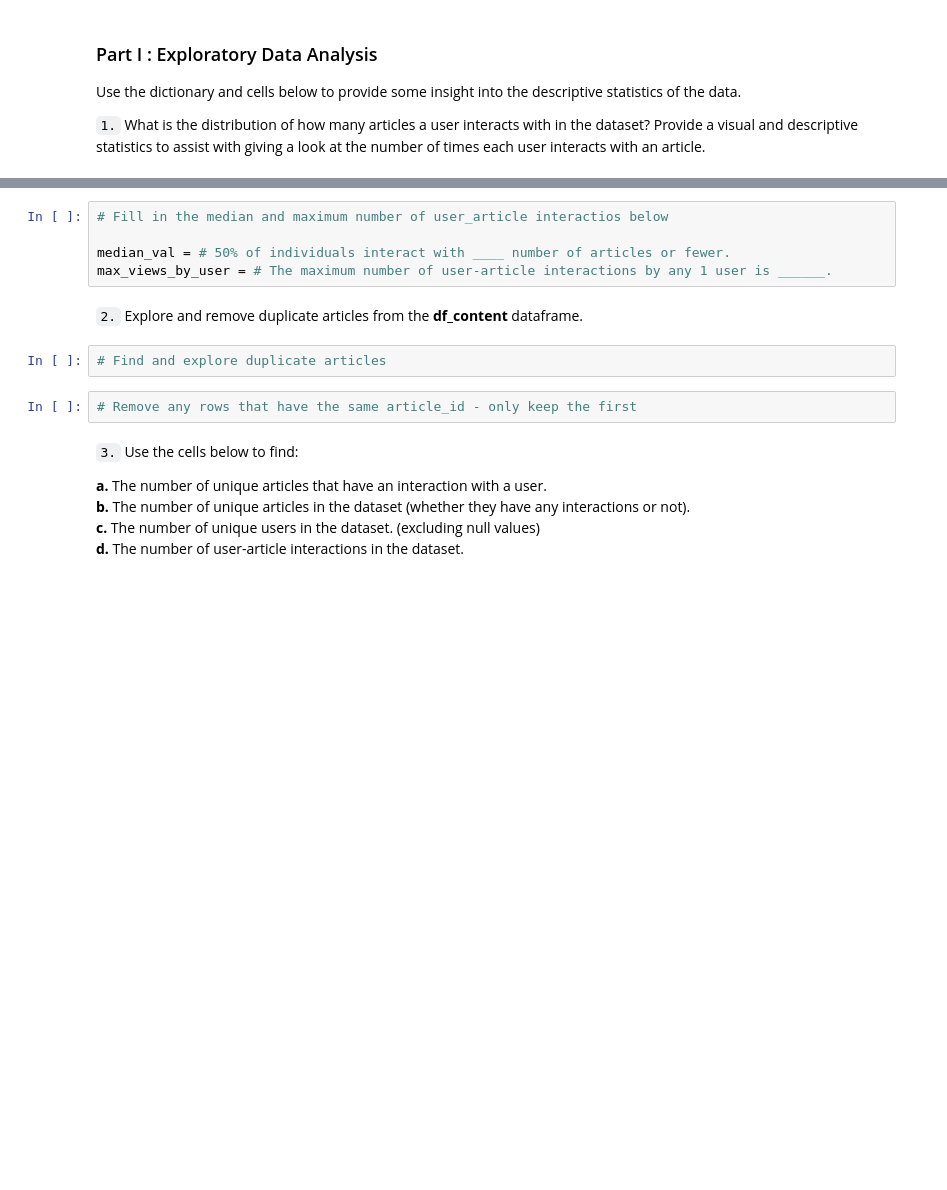
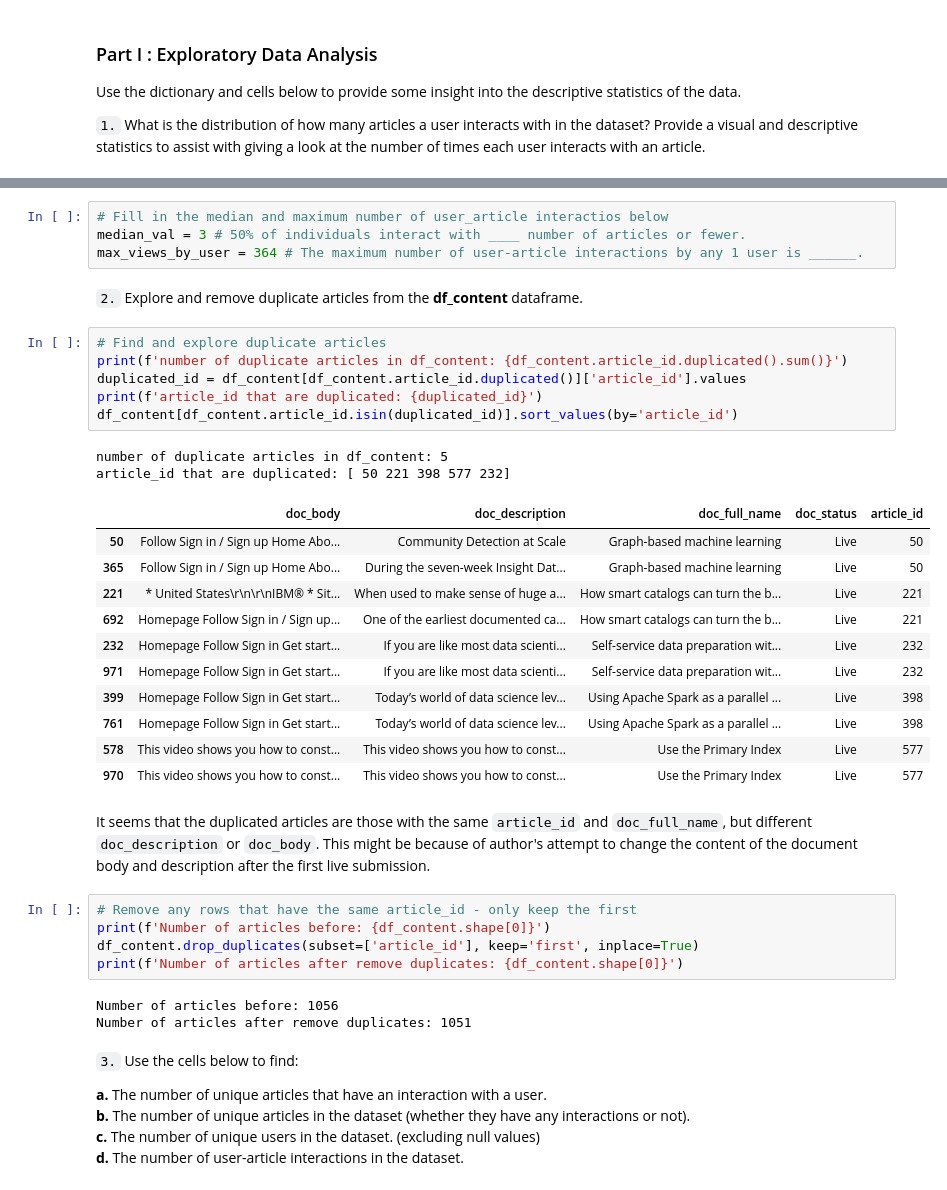
Before and after one commit to thuytrinht4/IBM_Recommender, a Jupyter notebook: Recommendations_with_IBM.ipynb, the cells around one changed output, grey strips where cells are left out. Cells and saved outputs as stored; diff of their text form; blank space fills up the shorter version.

```diff
--- a/Recommendations_with_IBM.ipynb
+++ b/Recommendations_with_IBM.ipynb
@@ -47,14 +114,39 @@ Use the dictionary and cells below to provide some insight into the descriptive
 # %%
 # Fill in the median and maximum number of user_article interactios below
-
-median_val = # 50% of individuals interact with ____ number of articles or fewer.
-max_views_by_user = # The maximum number of user-article interactions by any 1 user is ______.
+median_val = 3 # 50% of individuals interact with ____ number of articles or fewer.
+max_views_by_user = 364 # The maximum number of user-article interactions by any 1 user is ______.
 # %% [markdown]
 `2.` Explore and remove duplicate articles from the **df_content** dataframe.
-# %%
-# Find and explore duplicate articles
+# %%
+# Find and explore duplicate articles
+print(f'number of duplicate articles in df_content: {df_content.article_id.duplicated().sum()}')
+duplicated_id = df_content[df_content.article_id.duplicated()]['article_id'].values
+print(f'article_id that are duplicated: {duplicated_id}')
+df_content[df_content.article_id.isin(duplicated_id)].sort_values(by='article_id')
+# %% [output]
+number of duplicate articles in df_content: 5
+article_id that are duplicated: [ 50 221 398 577 232]
+|  | doc_body | doc_description | doc_full_name | doc_status | article_id |
+| 50 | Follow Sign in / Sign up Home Abo... | Community Detection at Scale | Graph-based machine learning | Live | 50 |
+| 365 | Follow Sign in / Sign up Home Abo... | During the seven-week Insight Dat... | Graph-based machine learning | Live | 50 |
+| 221 | * United States\r\n\r\nIBM® * Sit... | When used to make sense of huge a... | How smart catalogs can turn the b... | Live | 221 |
+| 692 | Homepage Follow Sign in / Sign up... | One of the earliest documented ca... | How smart catalogs can turn the b... | Live | 221 |
+| 232 | Homepage Follow Sign in Get start... | If you are like most data scienti... | Self-service data preparation wit... | Live | 232 |
+| 971 | Homepage Follow Sign in Get start... | If you are like most data scienti... | Self-service data preparation wit... | Live | 232 |
+| 399 | Homepage Follow Sign in Get start... | Today’s world of data science lev... | Using Apache Spark as a parallel ... | Live | 398 |
+| 761 | Homepage Follow Sign in Get start... | Today’s world of data science lev... | Using Apache Spark as a parallel ... | Live | 398 |
+| 578 | This video shows you how to const... | This video shows you how to const... | Use the Primary Index | Live | 577 |
+| 970 | This video shows you how to const... | This video shows you how to const... | Use the Primary Index | Live | 577 |
+# %% [markdown]
+It seems that the duplicated articles are those with the same `article_id` and `doc_full_name`, but different `doc_description` or `doc_body`. This might be because of author's attempt to change the content of the document body and description after the first live submission.
 # %%
 # Remove any rows that have the same article_id - only keep the first
+print(f'Number of articles before: {df_content.shape[0]}')
+df_content.drop_duplicates(subset=['article_id'], keep='first', inplace=True)
+print(f'Number of articles after remove duplicates: {df_content.shape[0]}')
+# %% [output]
+Number of articles before: 1056
+Number of articles after remove duplicates: 1051
 # %% [markdown]
 `3.` Use the cells below to find:
 
```
Also changed, not shown: parts of 43 cells of this notebook, 2 other files.
